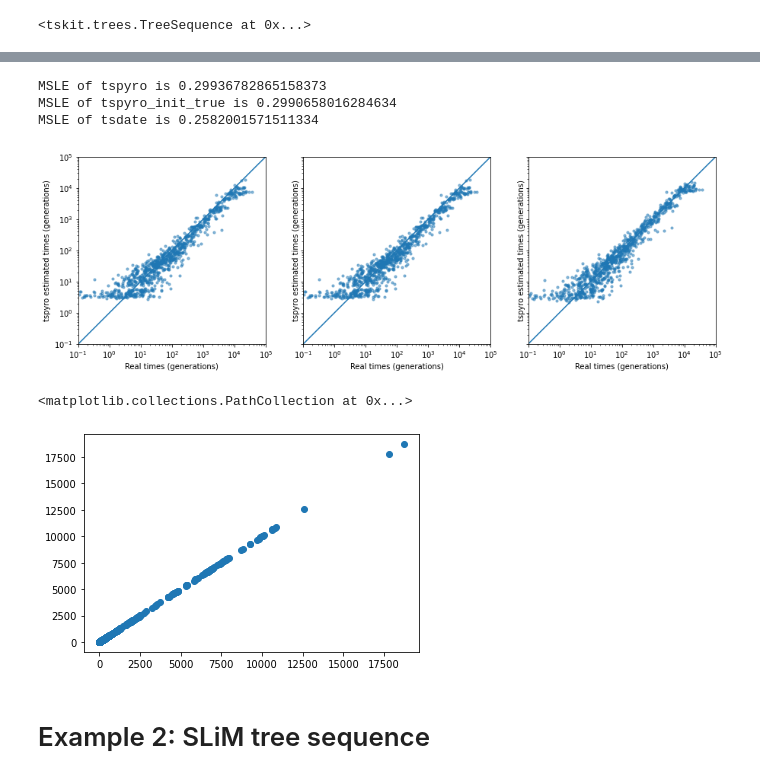
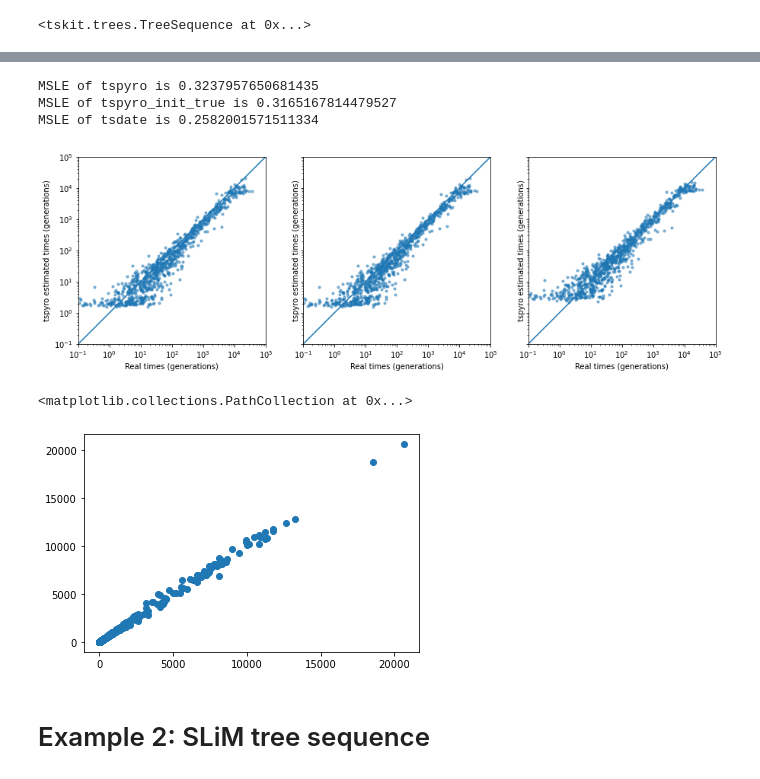
Before and after one commit to awohns/tspyro, a Jupyter notebook: validation/validation.ipynb, the cells around one changed output, grey strips where cells are left out. Drawn from its saved outputs; the diff is of its cells as text; code cells hidden in the pictures.

```diff
--- a/validation/validation.ipynb
+++ b/validation/validation.ipynb
@@ -37,7 +42,6 @@ msprime_ts
 # %%
 # We can estimate the times of the tree sequence (without location)
 # Specify the correct Ne and mutation rate
-priors = tsdate.build_prior_grid(msprime_ts, Ne=2000)
-inferred_times_marginal, _, _, guide_marginal, losses_marginal = tspyro.models.fit_guide(
-    msprime_ts, leaf_location=None, priors=priors, mutation_rate=1e-8, steps=10000, log_every=1000)
+pyro_time_marginal, _, _, unbound_guide, losses_marginal, final_elbo = fit_guide(
+    msprime_ts, leaf_location=None, Ne=2000, mutation_rate=1e-8, steps=10000, log_every=1000)
 # %% [output]
@@ -59,8 +65,7 @@ plt.plot(losses_marginal)
 # %%
 # We can estimate the times of the tree sequence (without location)
 # Specify the correct Ne and mutation rate
-priors = tsdate.build_prior_grid(msprime_ts, Ne=2000)
-inferred_times_marginal_init_true, _, _, guide_marginal_init_true, losses_marginal_init_true = tspyro.models.fit_guide(
-    msprime_ts, leaf_location=None, priors=priors, mutation_rate=1e-8, steps=10000, log_every=1000,
+pyro_time_init_true, _, _, unbound_guide_init_true, losses_init_true, final_elbo_init_true = fit_guide(
+    msprime_ts, leaf_location=None, mutation_rate=1e-8, steps=10000, log_every=1000, Ne=2000,
     init_times=torch.tensor(msprime_ts.tables.nodes.time[msprime_ts.num_samples:], dtype=torch.float))
 # %% [output]
@@ -84,7 +91,7 @@ dated = tsdate.date(msprime_ts, mutation_rate=1e-8, Ne=2000)
 # %%
 fig, axes = plt.subplots(1, 3, sharex=True, sharey=True, figsize=(15,10))
 
-estimated_times = [inferred_times_marginal, inferred_times_marginal_init_true, dated.tables.nodes.time]
+estimated_times = [pyro_time_marginal, pyro_time_init_true, dated.tables.nodes.time]
 estimation_names = ["tspyro", "tspyro_init_true", "tsdate"]
 for ax, name, times in zip(axes, estimation_names, estimated_times):
     ax.set_aspect('equal')
@@ -98,15 +105,15 @@ for ax, name, times in zip(axes, estimation_names, estimated_times):
     ax.set_ylabel("tspyro estimated times (generations)")
     print("MSLE of {} is {}".format(name, mean_squared_log_error(msprime_ts.tables.nodes.time, times)))
 # %% [output]
-MSLE of tspyro is 0.29936782865158373
-MSLE of tspyro_init_true is 0.2990658016284634
+MSLE of tspyro is 0.3237957650681435
+MSLE of tspyro_init_true is 0.3165167814479527
 MSLE of tsdate is 0.2582001571511334
-[figure, old version]
+[figure, new version]
 # %%
-plt.scatter(inferred_times_marginal, inferred_times_marginal_init_true)
+plt.scatter(pyro_time_marginal, pyro_time_init_true)
 # %% [output]
 <matplotlib.collections.PathCollection at 0x...>
-[figure, old version]
+[figure, new version]
 # %% [markdown]
 # Example 2: SLiM tree sequence
 # %%
```
Also changed, not shown: parts of 36 cells of this notebook.
